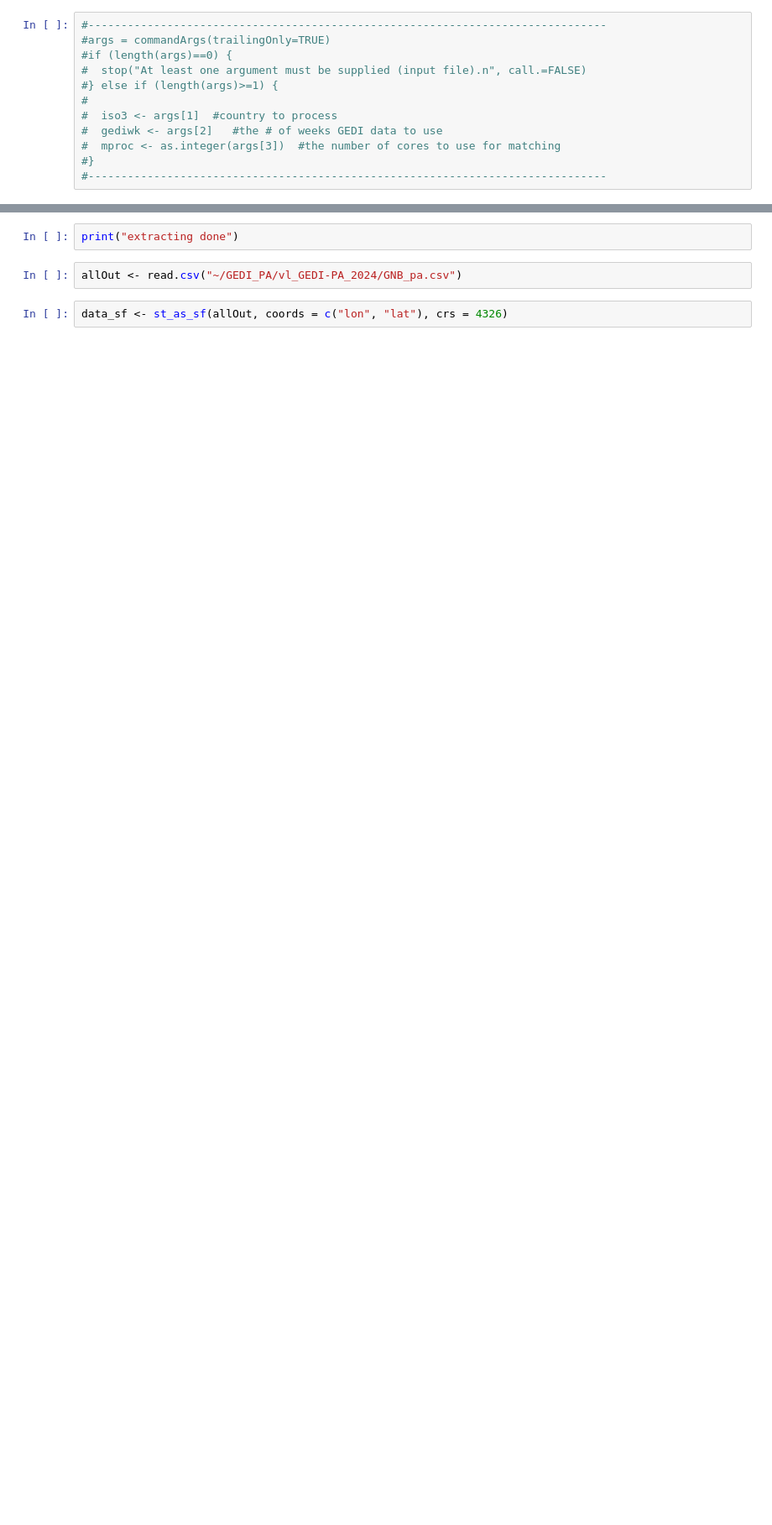
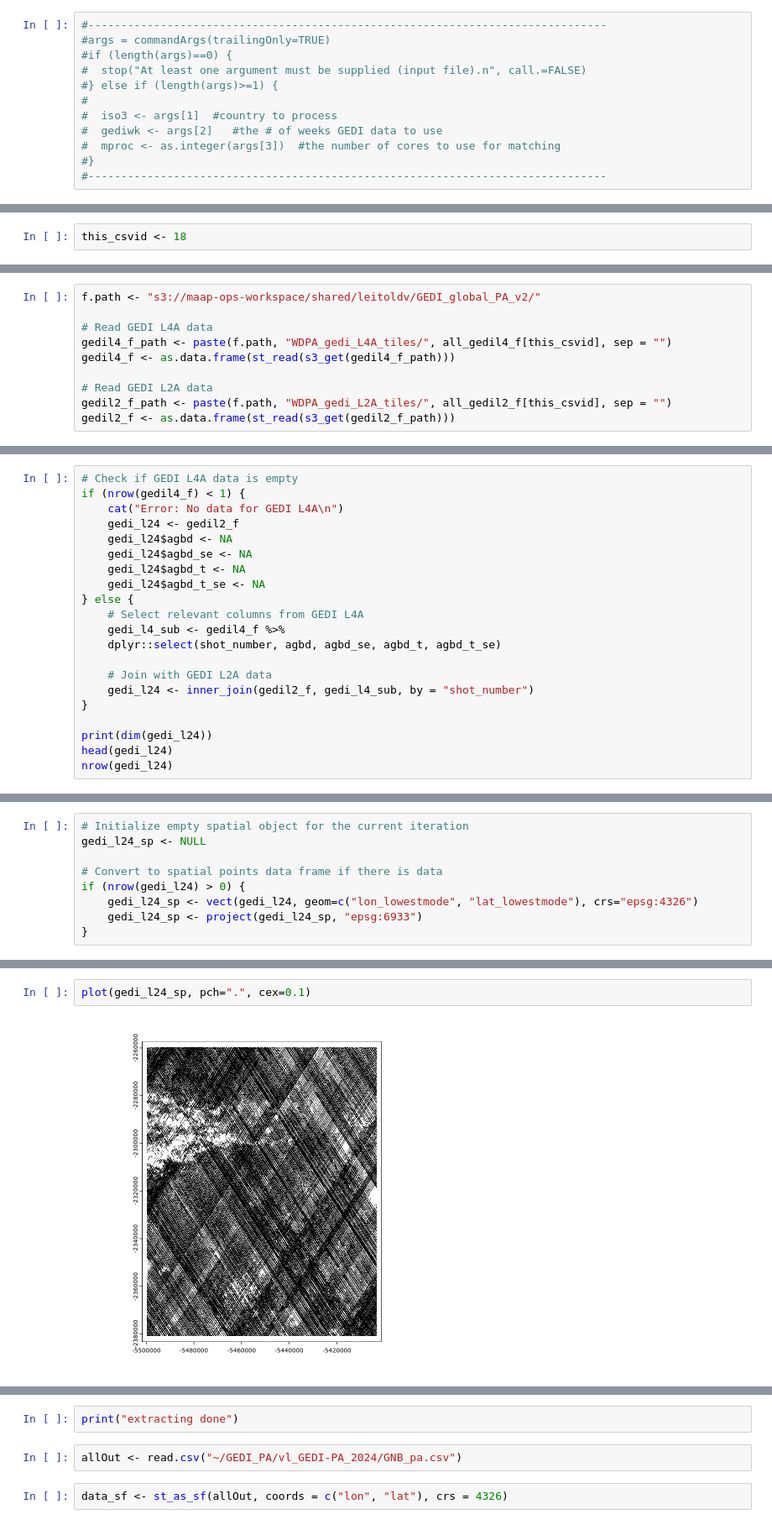
Before and after one commit to GEDI-PA/vl_GEDI-PA_2024, a Jupyter notebook: GEDI_global_PA_v2_script5_extract.ipynb, the cells around one changed output, grey strips where cells are left out. Shown at 84% size. Saved outputs shown, nothing was run; the diff lists cells and outputs as text; blank space fills up the shorter version.

```diff
--- a/GEDI_global_PA_v2_script5_extract.ipynb
+++ b/GEDI_global_PA_v2_script5_extract.ipynb
@@ -228,0 +367,2 @@ source(paste(f.path,"matching_func_2024.R",sep=""))
+# %%
+this_csvid <- 18
@@ -228,0 +387,10 @@ source(paste(f.path,"matching_func_2024.R",sep=""))
+# %%
+f.path <- "s3://maap-ops-workspace/shared/leitoldv/GEDI_global_PA_v2/"
+
+# Read GEDI L4A data
+gedil4_f_path <- paste(f.path, "WDPA_gedi_L4A_tiles/", all_gedil4_f[this_csvid], sep = "")
+gedil4_f <- as.data.frame(st_read(s3_get(gedil4_f_path)))
+
+# Read GEDI L2A data
+gedil2_f_path <- paste(f.path, "WDPA_gedi_L2A_tiles/", all_gedil2_f[this_csvid], sep = "")
+gedil2_f <- as.data.frame(st_read(s3_get(gedil2_f_path)))
@@ -228,0 +420,21 @@ source(paste(f.path,"matching_func_2024.R",sep=""))
+# %%
+# Check if GEDI L4A data is empty
+if (nrow(gedil4_f) < 1) {
+    cat("Error: No data for GEDI L4A\n")
+    gedi_l24 <- gedil2_f
+    gedi_l24$agbd <- NA
+    gedi_l24$agbd_se <- NA
+    gedi_l24$agbd_t <- NA
+    gedi_l24$agbd_t_se <- NA
+} else {
+    # Select relevant columns from GEDI L4A
+    gedi_l4_sub <- gedil4_f %>%
+    dplyr::select(shot_number, agbd, agbd_se, agbd_t, agbd_t_se)
+
+    # Join with GEDI L2A data
+    gedi_l24 <- inner_join(gedil2_f, gedi_l4_sub, by = "shot_number")
+}
+
+print(dim(gedi_l24))
+head(gedi_l24)
+nrow(gedi_l24)
@@ -228,0 +453,9 @@ source(paste(f.path,"matching_func_2024.R",sep=""))
+# %%
+# Initialize empty spatial object for the current iteration
+gedi_l24_sp <- NULL
+
+# Convert to spatial points data frame if there is data
+if (nrow(gedi_l24) > 0) {
+    gedi_l24_sp <- vect(gedi_l24, geom=c("lon_lowestmode", "lat_lowestmode"), crs="epsg:4326")
+    gedi_l24_sp <- project(gedi_l24_sp, "epsg:6933")
+}
@@ -228,0 +480,4 @@ source(paste(f.path,"matching_func_2024.R",sep=""))
+# %%
+plot(gedi_l24_sp, pch=".", cex=0.1)
+# %% [output]
+[figure, added]
```
Also changed, not shown: parts of 31 cells of this notebook, 4 other files.
